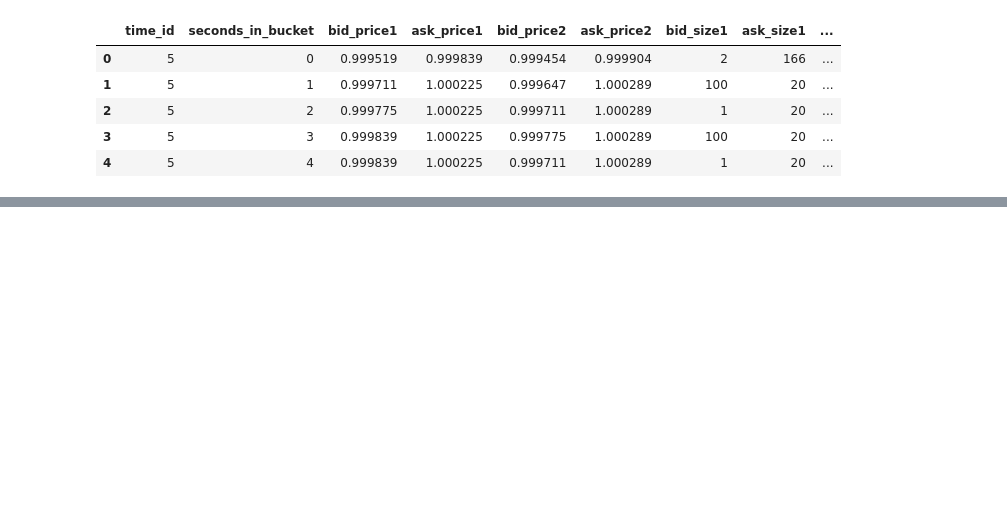
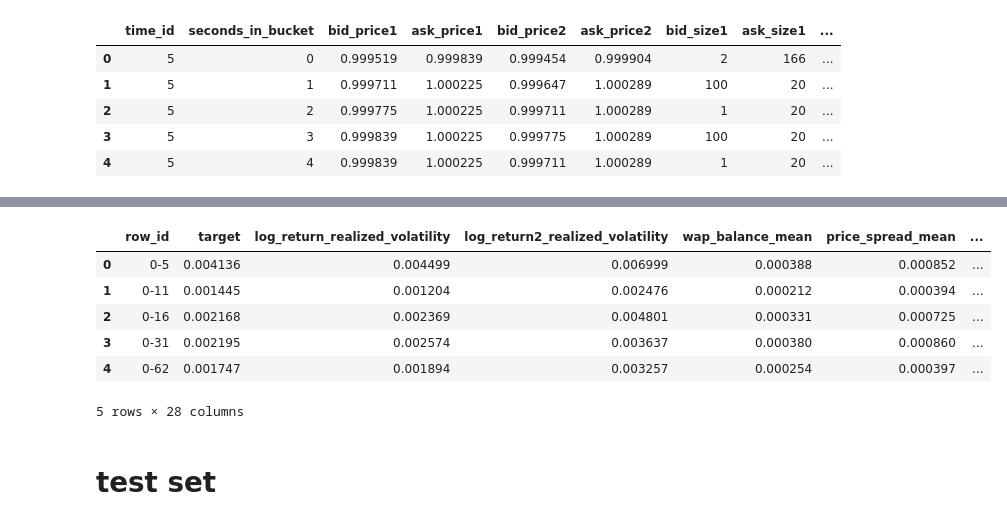
Before and after one commit to ko-ya346/volatility_prediction, a Jupyter notebook: notebok/02_.ipynb, the cells around one changed output, grey strips where cells are left out. Saved outputs shown, nothing was run; the diff lists cells and outputs as text; code cells hidden in the pictures; blank space fills up the shorter version.

```diff
--- a/notebok/02_.ipynb
+++ b/notebok/02_.ipynb
@@ -24,23 +30,14 @@ book_train.head()
 # %%
 def preprocessor_book(file_path):
-    '''
+    """
     bookデータの特徴量を生成
-    'log_return_realized_volatility', 'log_return2_realized_volatility',
-       'wap_balance_mean', 'price_spread_mean', 'bid_spread_mean',
-       'ask_spread_mean', 'volume_imbalance_mean', 'total_volume_mean',
-       'wap_mean', 'log_return_realized_volatility_300',
-       'log_return2_realized_volatility_300', 'wap_balance_mean_300',
-       'price_spread_mean_300', 'bid_spread_mean_300', 'ask_spread_mean_300',
-       'volume_imbalance_mean_300', 'total_volume_mean_300', 'wap_mean_300',
-       'row_id''log_return_realized_volatility', 'log_return2_realized_volatility',
-       'wap_balance_mean', 'price_spread_mean', 'bid_spread_mean',
-       'ask_spread_mean', 'volume_imbalance_mean', 'total_volume_mean',
-       'wap_mean', 'log_return_realized_volatility_300',
-       'log_return2_realized_volatility_300', 'wap_balance_mean_300',
-       'price_spread_mean_300', 'bid_spread_mean_300', 'ask_spread_mean_300',
-       'volume_imbalance_mean_300', 'total_volume_mean_300', 'wap_mean_300',
-       'row_id'
-    '''
+
+    CHECK
+    ------
+    last_secondsのlistに数字を加えれば、最後から何秒みたいなところだけで特徴作れる
+    このリストは外で定義したほうがよいかも（preprocessor_tradeでも使う）
+    create_feature_dict も外で定義したい
+    """
     df = pd.read_parquet(file_path)
     # calculate return etc
     df["wap"] = calc_wap(df)
@@ -137,0 +305,4 @@ Index(['log_return_realized_volatility', 'log_return2_realized_volatility',
+# %%
+train = pd.read_csv(os.path.join(INPUT_DIR, "train.csv"))
+train_ids = train.stock_id.unique()
+train.head()
@@ -137,0 +316,3 @@ Index(['log_return_realized_volatility', 'log_return2_realized_volatility',
+# %%
+%%time
+df_train = preprocessor(INPUT_DIR, list_stock_ids=train_ids, is_train=True)
@@ -137,0 +325,15 @@ Index(['log_return_realized_volatility', 'log_return2_realized_volatility',
+# %%
+train["row_id"] = train["stock_id"].astype(str) + "-" + train["time_id"].astype(str)
+train = train[["row_id", "target"]]
+df_train = train.merge(df_train, on=["row_id"], how="left")
+df_train.head()
+# %% [output]
+|  | row_id | target | log_return_realized_volatility | log_return2_realized_volatility | wap_balance_mean | price_spread_mean | ... |
+| 0 | 0-5 | 0.004136 | 0.004499 | 0.006999 | 0.000388 | 0.000852 | ... |
+| 1 | 0-11 | 0.001445 | 0.001204 | 0.002476 | 0.000212 | 0.000394 | ... |
+| 2 | 0-16 | 0.002168 | 0.002369 | 0.004801 | 0.000331 | 0.000725 | ... |
+| 3 | 0-31 | 0.002195 | 0.002574 | 0.003637 | 0.000380 | 0.000860 | ... |
+| 4 | 0-62 | 0.001747 | 0.001894 | 0.003257 | 0.000254 | 0.000397 | ... |
+5 rows × 28 columns
+# %% [markdown]
+# test set
```
Also changed, not shown: parts of 32 cells of this notebook, 1 other file.
